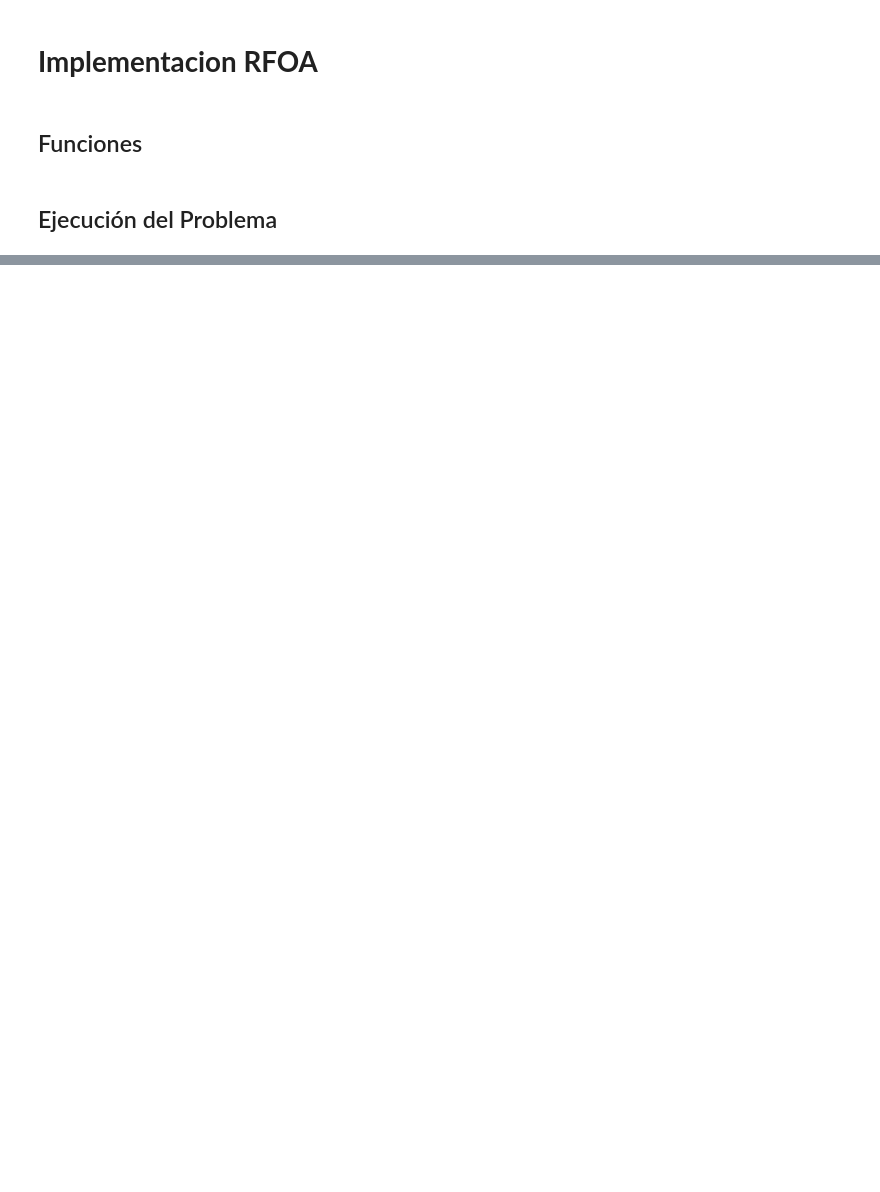
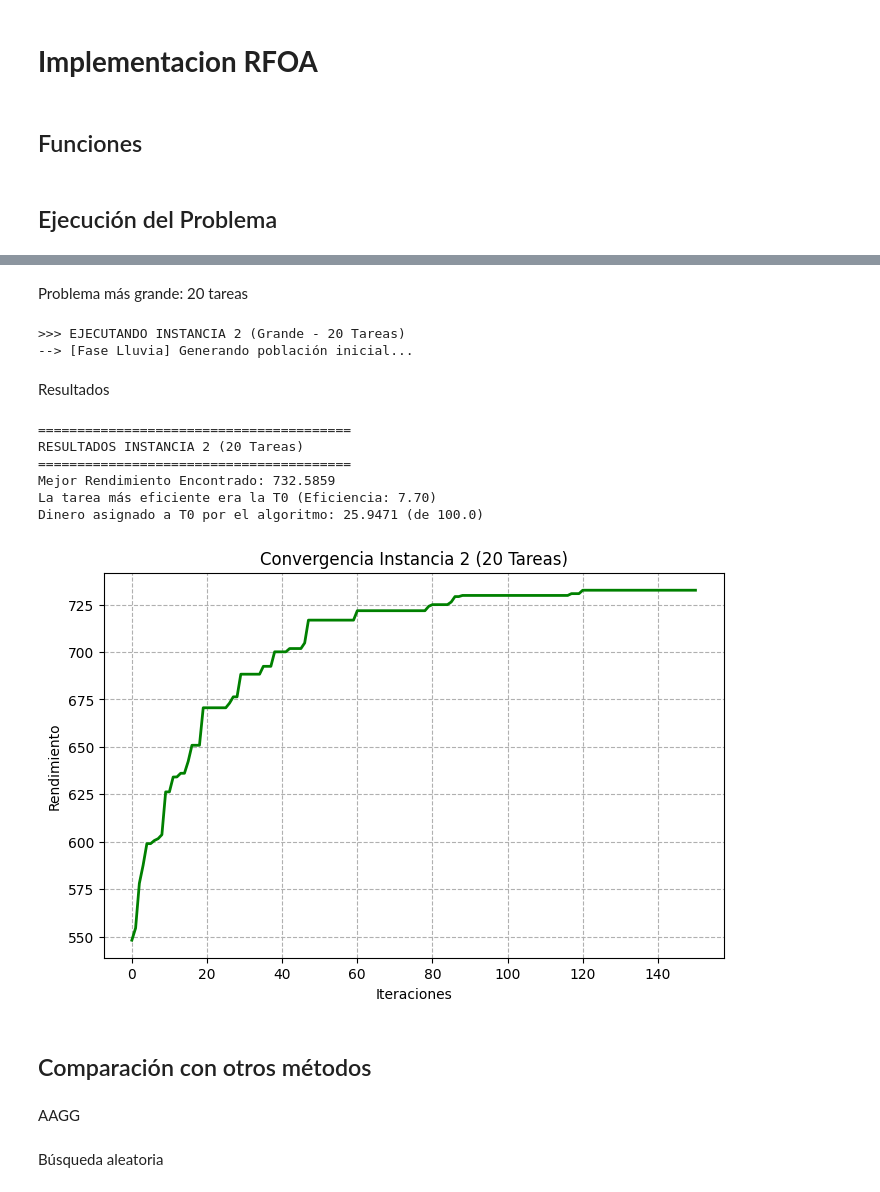
Before and after one commit to cristirofer/RFOA, a Jupyter notebook: Impl_RFOA.ipynb, the cells around one changed output, grey strips where cells are left out. Saved outputs shown, nothing was run; the diff lists cells and outputs as text; code cells hidden in the pictures; blank space fills up the shorter version.

```diff
--- a/Impl_RFOA.ipynb
+++ b/Impl_RFOA.ipynb
@@ -162,0 +198,57 @@ Asignación de Recursos:
+# %% [markdown]
+Problema más grande: 20 tareas
+# %%
+np.random.seed(42)
+data_large = []
+for i in range(20):
+    # Recursos de ref aleatorios entre 1 y 5, Rendimiento aleatorio
+    res = np.random.randint(1, 6)
+    yld = res * np.random.uniform(2, 8) # Eficiencia variable entre 2 y 8
+    data_large.append({'name': f'T{i}', 'ref_resource': res, 'ref_yield': yld})
+presupuesto2 = 100.0
+
+problem2 = RFOA(data_large, budget=100.0)
+
+print("\n>>> EJECUTANDO INSTANCIA 2 (Grande - 20 Tareas)")
+optimizer2 = RFOA_Optimizer(num_raindrops=100, max_iter=150, neighbor_radius=5.0)
+sol2, score2, hist2 = optimizer2.optimize(
+    problem2.dim,
+    problem2.fitness_function,
+    problem2.constraint_manager
+)
+# %% [output]
+>>> EJECUTANDO INSTANCIA 2 (Grande - 20 Tareas)
+--> [Fase Lluvia] Generando población inicial...
+# %% [markdown]
+Resultados
+# %%
+best_idx_real = np.argmax(problem2.efficiencies)
+best_eff_real = problem2.efficiencies[best_idx_real]
+
+print("\n" + "="*40)
+print(f"RESULTADOS INSTANCIA 2 (20 Tareas)")
+print("="*40)
+print(f"Mejor Rendimiento Encontrado: {score2:.4f}")
+print(f"La tarea más eficiente era la T{best_idx_real} (Eficiencia: {best_eff_real:.2f})")
+print(f"Dinero asignado a T{best_idx_real} por el algoritmo: {sol2[best_idx_real]:.4f} (de {presupuesto2})")
+
+# Grafico
+plt.figure(figsize=(8, 5))
+plt.plot(hist2, color='green', linewidth=2)
+plt.title("Convergencia Instancia 2 (20 Tareas)")
+plt.xlabel("Iteraciones")
+plt.ylabel("Rendimiento")
+plt.grid(True, linestyle='--')
+plt.show()
+# %% [output]
+========================================
+RESULTADOS INSTANCIA 2 (20 Tareas)
+========================================
+Mejor Rendimiento Encontrado: 732.5859
+La tarea más eficiente era la T0 (Eficiencia: 7.70)
+Dinero asignado a T0 por el algoritmo: 25.9471 (de 100.0)
+[figure, added]
+# %% [markdown]
+## Comparación con otros métodos
+# %% [markdown]
+AAGG
@@ -162,0 +309,2 @@ Asignación de Recursos:
+# %% [markdown]
+Búsqueda aleatoria
```
Also changed, not shown: parts of 12 cells of this notebook.
